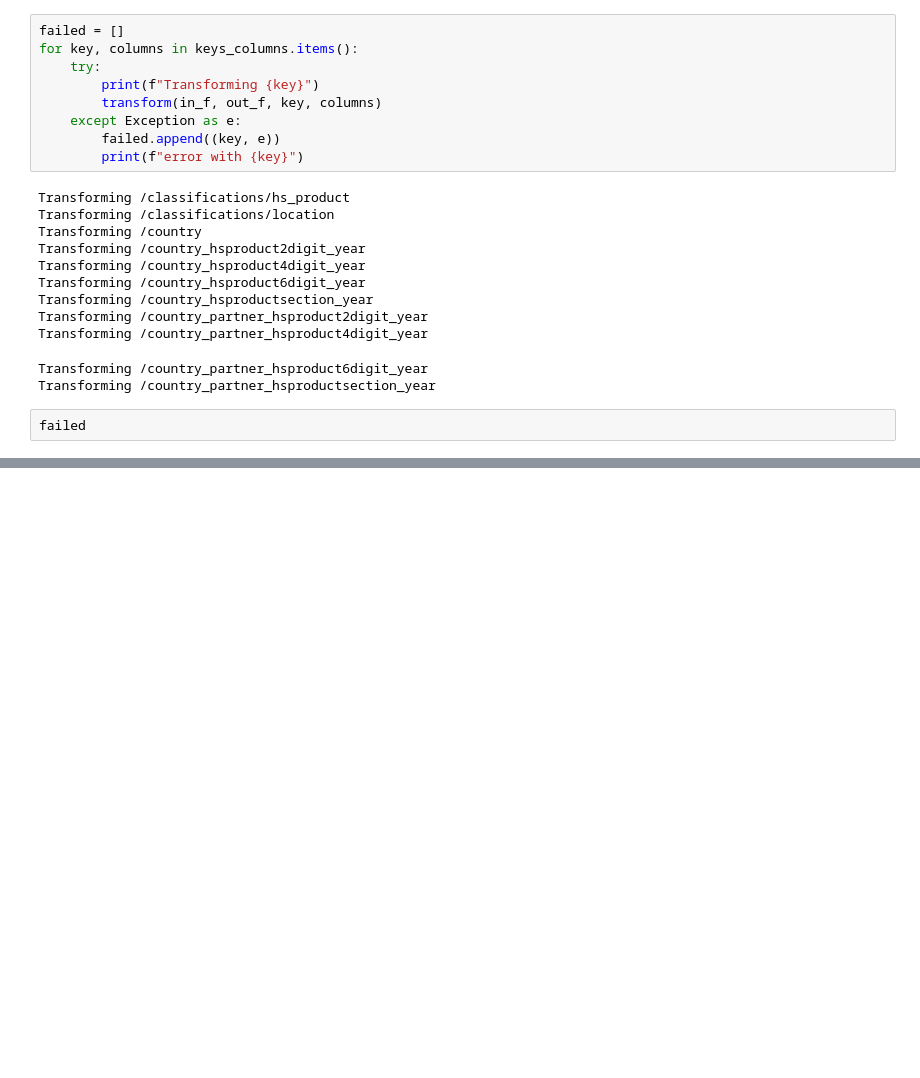
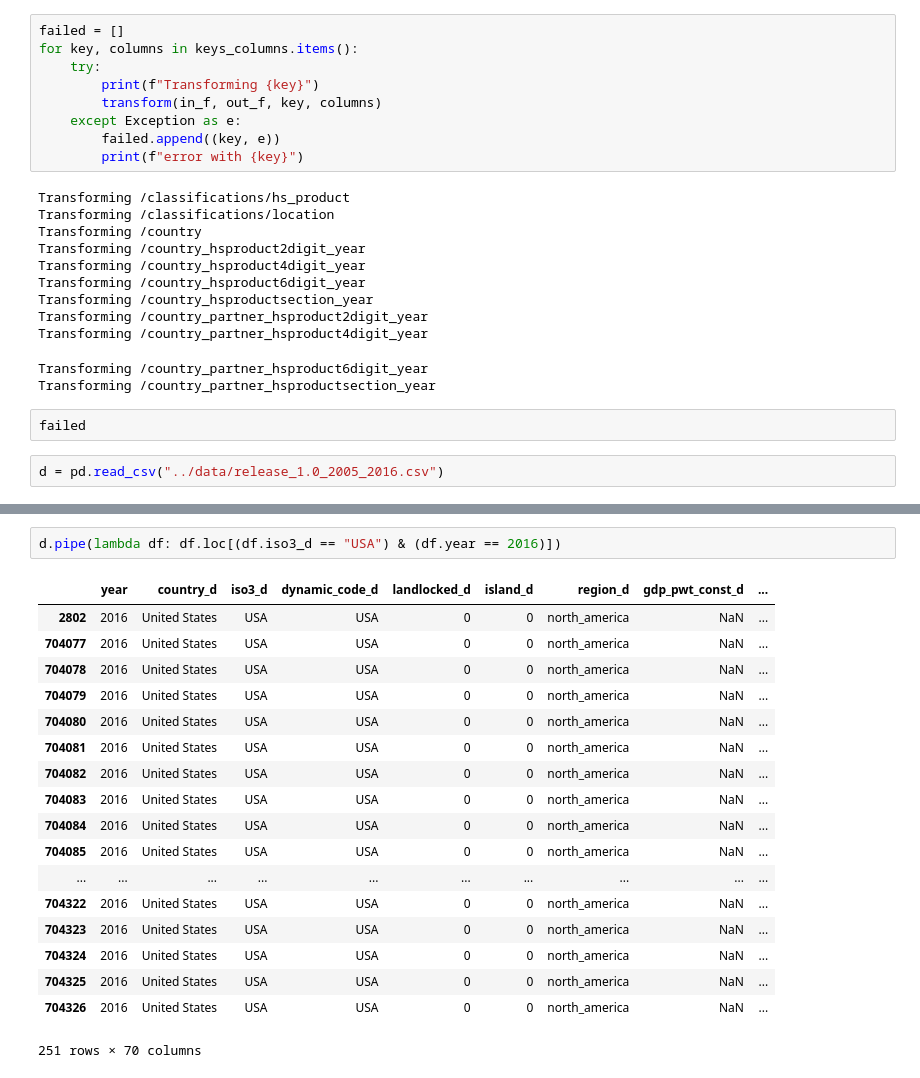
Before and after one commit to iyedg/trade_analysis, a Jupyter notebook: notebooks/data_management.ipynb, the cells around one changed output, grey strips where cells are left out. Saved outputs shown, nothing was run; the diff lists cells and outputs as text; blank space fills up the shorter version.

```diff
--- a/notebooks/data_management.ipynb
+++ b/notebooks/data_management.ipynb
@@ -102,3 +104,5 @@ Transforming /country_partner_hsproduct6digit_year
 Transforming /country_partner_hsproductsection_year
 # %%
 failed
+# %%
+d = pd.read_csv("../data/release_1.0_2005_2016.csv")
@@ -104,0 +132,21 @@ failed
+# %%
+d.pipe(lambda df: df.loc[(df.iso3_d == "USA") & (df.year == 2016)])
+# %% [output]
+|  | year | country_d | iso3_d | dynamic_code_d | landlocked_d | island_d | region_d | gdp_pwt_const_d | ... |
+| 2802 | 2016 | United States | USA | USA | 0 | 0 | north_america | NaN | ... |
+| 704077 | 2016 | United States | USA | USA | 0 | 0 | north_america | NaN | ... |
+| 704078 | 2016 | United States | USA | USA | 0 | 0 | north_america | NaN | ... |
+| 704079 | 2016 | United States | USA | USA | 0 | 0 | north_america | NaN | ... |
+| 704080 | 2016 | United States | USA | USA | 0 | 0 | north_america | NaN | ... |
+| 704081 | 2016 | United States | USA | USA | 0 | 0 | north_america | NaN | ... |
+| 704082 | 2016 | United States | USA | USA | 0 | 0 | north_america | NaN | ... |
+| 704083 | 2016 | United States | USA | USA | 0 | 0 | north_america | NaN | ... |
+| 704084 | 2016 | United States | USA | USA | 0 | 0 | north_america | NaN | ... |
+| 704085 | 2016 | United States | USA | USA | 0 | 0 | north_america | NaN | ... |
+| ... | ... | ... | ... | ... | ... | ... | ... | ... | ... |
+| 704322 | 2016 | United States | USA | USA | 0 | 0 | north_america | NaN | ... |
+| 704323 | 2016 | United States | USA | USA | 0 | 0 | north_america | NaN | ... |
+| 704324 | 2016 | United States | USA | USA | 0 | 0 | north_america | NaN | ... |
+| 704325 | 2016 | United States | USA | USA | 0 | 0 | north_america | NaN | ... |
+| 704326 | 2016 | United States | USA | USA | 0 | 0 | north_america | NaN | ... |
+251 rows × 70 columns
```
Also changed, not shown: parts of 2 cells of this notebook, 2 other files.
